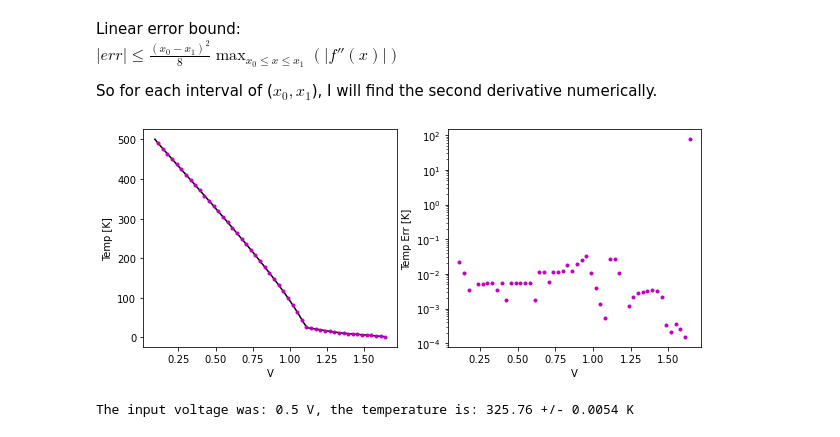
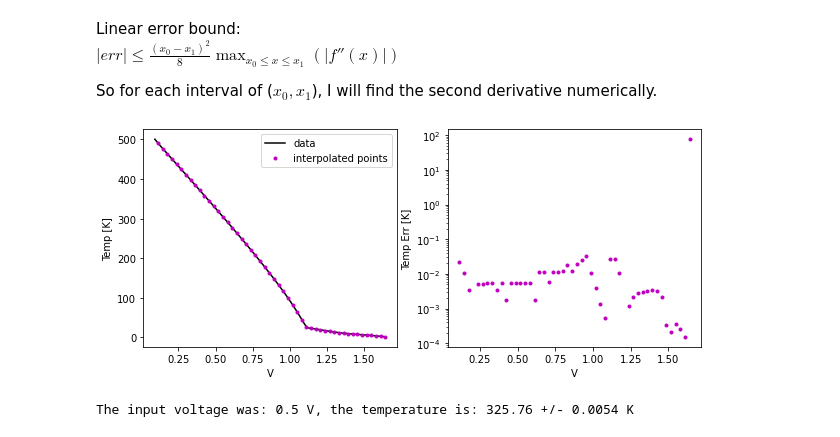
Before and after one commit to eklem1/Phys512_EK, a Jupyter notebook: PS1/PS1_work.ipynb, the cells around one changed output. Drawn from its saved outputs; the diff is of its cells as text; code cells hidden in the pictures.

```diff
--- a/PS1/PS1_work.ipynb
+++ b/PS1/PS1_work.ipynb
@@ -196,24 +206,25 @@ def linearInterp(data, x):
 
     return y_interp, errors
 # %%
+#plotting data and interpolated points
 x = np.linspace(data[1][-2], data[1][1], 50)
-# print(x)
 
 y_interp, y_interp_err = linearInterp(data, x)
 
 fig, ax = plt.subplots(1, 2, figsize=(10,4))
-ax[0].plot(data[1], data[0], color="black")
-ax[0].plot(x, y_interp, ls = '', marker=".", color="m")
+ax[0].plot(data[1], data[0], color="black", label="data")
+ax[0].plot(x, y_interp, ls = '', marker=".", color="m", label="interpolated points")
+ax[0].legend()
 
 ax[0].set_xlabel('V')
 ax[0].set_ylabel('Temp [K]')
 
 ax[1].semilogy(x, y_interp_err, ls = '', marker=".", color="m")
 ax[1].set_xlabel('V')
 ax[1].set_ylabel('Temp Err [K]')
 plt.show()
 # %% [output]
-[figure, old version]
+[figure, new version]
 # %%
 #enter your own number here:
 x = 0.5 #K
```
Also changed, not shown: parts of 22 cells of this notebook.
